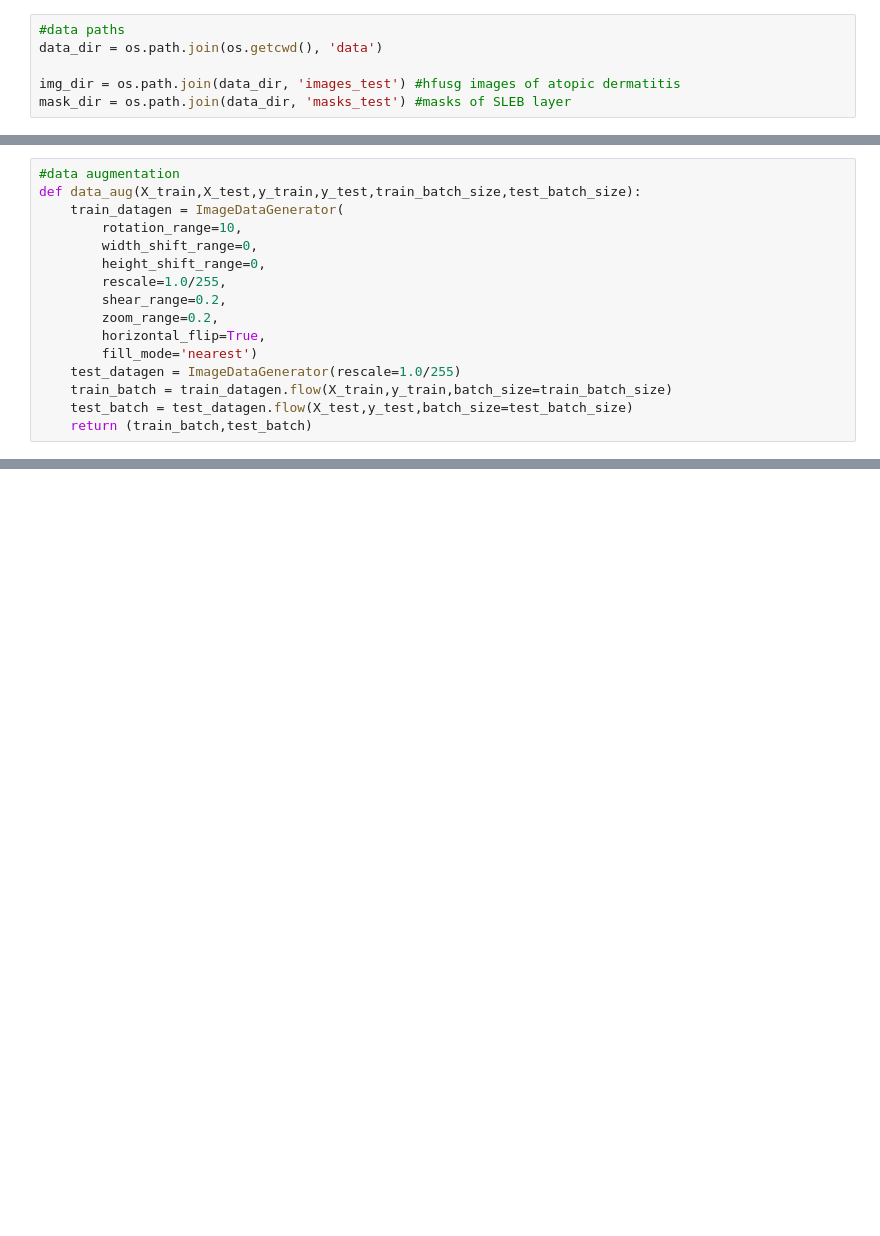
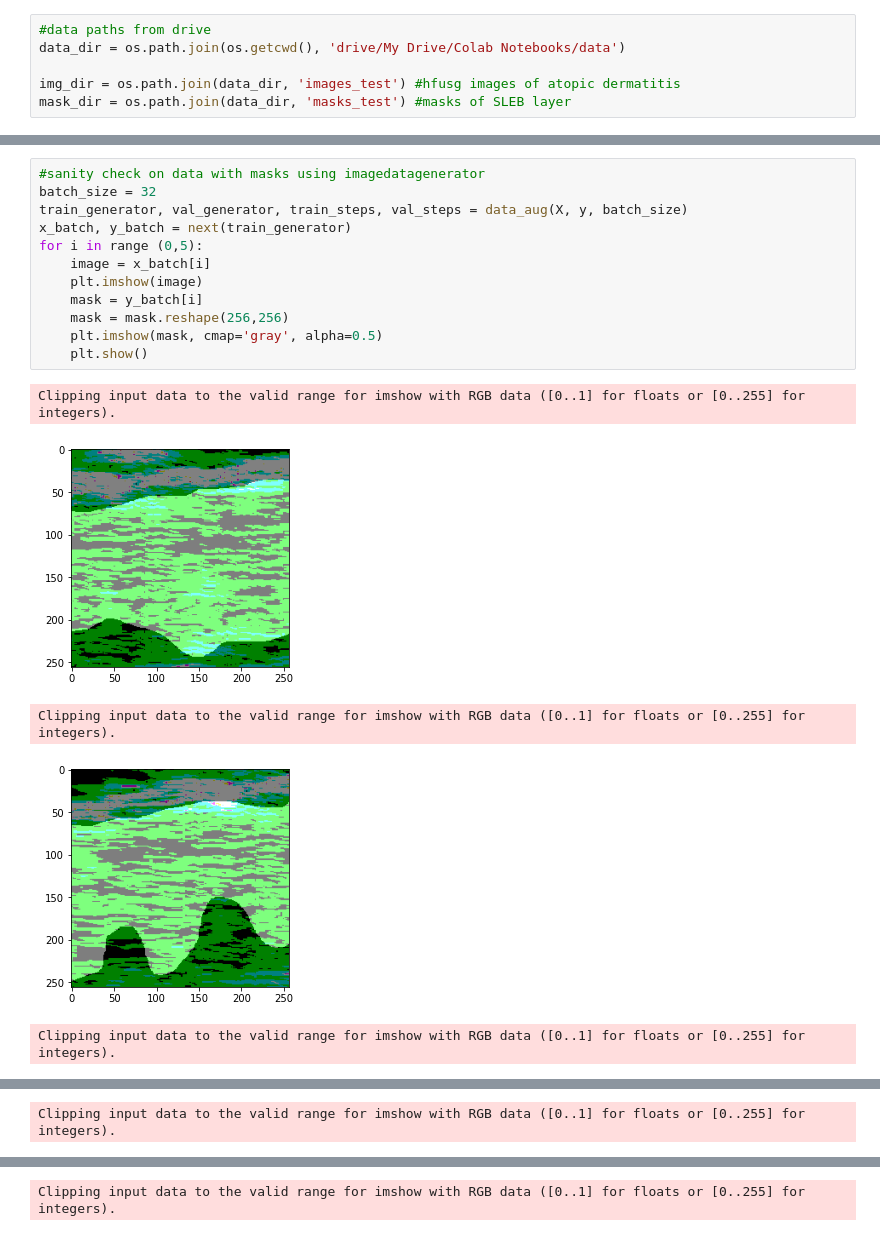
Before and after one commit to dziurowitz/Master_Thesis, a Jupyter notebook: main_script.ipynb, the cells around one changed output, grey strips where cells are left out. Cells and saved outputs as stored; diff of their text form; blank space fills up the shorter version.

Commit message:
convert to google colab workspace

```diff
--- a/main_script.ipynb
+++ b/main_script.ipynb
@@ -31,6 +40,6 @@ warnings.filterwarnings("ignore")
 # %%
-#data paths
-data_dir = os.path.join(os.getcwd(), 'data')
+#data paths from drive
+data_dir = os.path.join(os.getcwd(), 'drive/My Drive/Colab Notebooks/data')
 
 img_dir = os.path.join(data_dir, 'images_test') #hfusg images of atopic dermatitis
 mask_dir = os.path.join(data_dir, 'masks_test') #masks of SLEB layer
@@ -88,16 +105,0 @@ y = y.reshape((x_length,256,256,1))
-# %%
-#data augmentation
-def data_aug(X_train,X_test,y_train,y_test,train_batch_size,test_batch_size):
-    train_datagen = ImageDataGenerator(
-        rotation_range=10,
-        width_shift_range=0,
-        height_shift_range=0,
-        rescale=1.0/255,
-        shear_range=0.2,
-        zoom_range=0.2,
-        horizontal_flip=True,
-        fill_mode='nearest')
-    test_datagen = ImageDataGenerator(rescale=1.0/255)
-    train_batch = train_datagen.flow(X_train,y_train,batch_size=train_batch_size)
-    test_batch = test_datagen.flow(X_test,y_test,batch_size=test_batch_size)
-    return (train_batch,test_batch)
@@ -204,3 +254,21 @@ def callbacks():
     callback.append(reducelr)
 
     return callback
+# %%
+#sanity check on data with masks using imagedatagenerator
+batch_size = 32
+train_generator, val_generator, train_steps, val_steps = data_aug(X, y, batch_size)
+x_batch, y_batch = next(train_generator)
+for i in range (0,5):
+    image = x_batch[i]
+    plt.imshow(image)
+    mask = y_batch[i]
+    mask = mask.reshape(256,256)
+    plt.imshow(mask, cmap='gray', alpha=0.5)
+    plt.show()
+# %% [output]
+Clipping input data to the valid range for imshow with RGB data ([0..1] for floats or [0..255] for integers).
+[figure, added]
+Clipping input data to the valid range for imshow with RGB data ([0..1] for floats or [0..255] for integers).
+[figure, added]
+Clipping input data to the valid range for imshow with RGB data ([0..1] for floats or [0..255] for integers).
@@ -206,0 +276 @@ def callbacks():
+Clipping input data to the valid range for imshow with RGB data ([0..1] for floats or [0..255] for integers).
@@ -206,0 +278 @@ def callbacks():
+Clipping input data to the valid range for imshow with RGB data ([0..1] for floats or [0..255] for integers).
```
Also changed, not shown: parts of 18 cells of this notebook.
